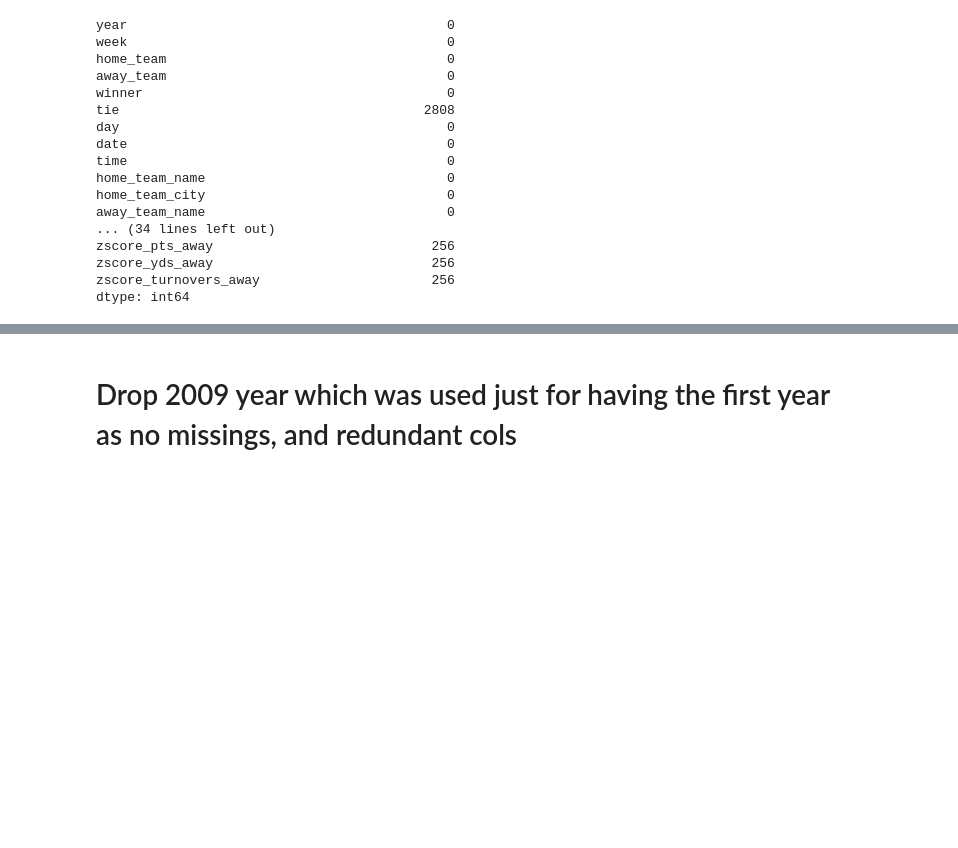
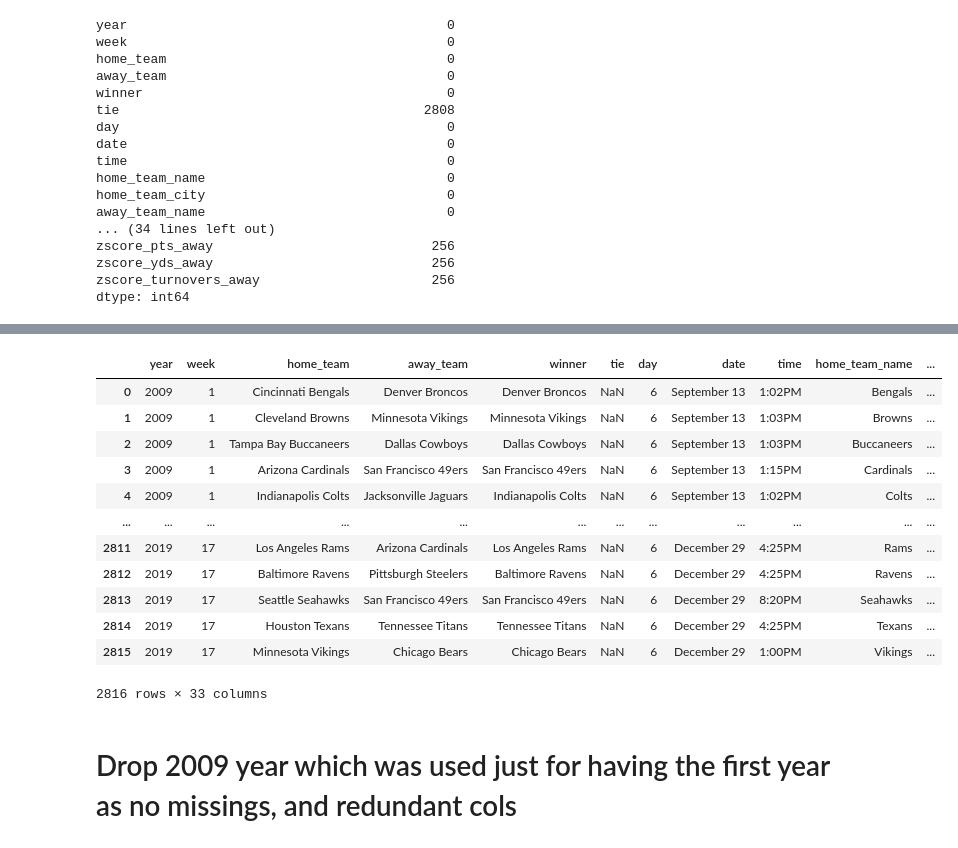
Before and after one commit to Qingwen-Zeng/Model-Based-Machine-Learning-Project, a Jupyter notebook: data_preparation/data_preparation.ipynb, the cells around one changed output, grey strips where cells are left out. Drawn from its saved outputs; the diff is of its cells as text; code cells hidden in the pictures; blank space fills up the shorter version.

```diff
--- a/data_preparation/data_preparation.ipynb
+++ b/data_preparation/data_preparation.ipynb
@@ -404,0 +409,15 @@ dtype: int64
+# %%
+day_of_the_week = {'Mon':0, 'Tue':1, 'Wed':2, 'Thu':3, 'Fri':4, 'Sat':5, 'Sun':6}
+games_df['day'] = games_df['day'].map(day_of_the_week)
+# %%
+
+N = 7
+days = games_df['day'].values
+# Compute sine and cosine components
+days_sin = np.sin(2 * np.pi * days / N)
+days_cos = np.cos(2 * np.pi * days / N)
+games_df['day_sin'] = days_sin
+games_df['day_cos'] = days_cos
+# %%
+month = {'September': 0, 'October': 1, 'November': 2, 'December': 3, 'January': 4}
+games_df['day'] = games_df['day'].map(month)
@@ -405,3 +436,19 @@ dtype: int64
+# %%
+games_df
+# %% [output]
+|  | year | week | home_team | away_team | winner | tie | day | date | time | home_team_name | ... |
+| 0 | 2009 | 1 | Cincinnati Bengals | Denver Broncos | Denver Broncos | NaN | 6 | September 13 | 1:02PM | Bengals | ... |
+| 1 | 2009 | 1 | Cleveland Browns | Minnesota Vikings | Minnesota Vikings | NaN | 6 | September 13 | 1:03PM | Browns | ... |
+| 2 | 2009 | 1 | Tampa Bay Buccaneers | Dallas Cowboys | Dallas Cowboys | NaN | 6 | September 13 | 1:03PM | Buccaneers | ... |
+| 3 | 2009 | 1 | Arizona Cardinals | San Francisco 49ers | San Francisco 49ers | NaN | 6 | September 13 | 1:15PM | Cardinals | ... |
+| 4 | 2009 | 1 | Indianapolis Colts | Jacksonville Jaguars | Indianapolis Colts | NaN | 6 | September 13 | 1:02PM | Colts | ... |
+| ... | ... | ... | ... | ... | ... | ... | ... | ... | ... | ... | ... |
+| 2811 | 2019 | 17 | Los Angeles Rams | Arizona Cardinals | Los Angeles Rams | NaN | 6 | December 29 | 4:25PM | Rams | ... |
+| 2812 | 2019 | 17 | Baltimore Ravens | Pittsburgh Steelers | Baltimore Ravens | NaN | 6 | December 29 | 4:25PM | Ravens | ... |
+| 2813 | 2019 | 17 | Seattle Seahawks | San Francisco 49ers | San Francisco 49ers | NaN | 6 | December 29 | 8:20PM | Seahawks | ... |
+| 2814 | 2019 | 17 | Houston Texans | Tennessee Titans | Tennessee Titans | NaN | 6 | December 29 | 4:25PM | Texans | ... |
+| 2815 | 2019 | 17 | Minnesota Vikings | Chicago Bears | Chicago Bears | NaN | 6 | December 29 | 1:00PM | Vikings | ... |
+2816 rows × 33 columns
 # %% [markdown]
 # Drop 2009 year which was used just for having the first year as no missings, and redundant cols
 # %%
```
Also changed, not shown: parts of 5 cells of this notebook, 1 other file.
